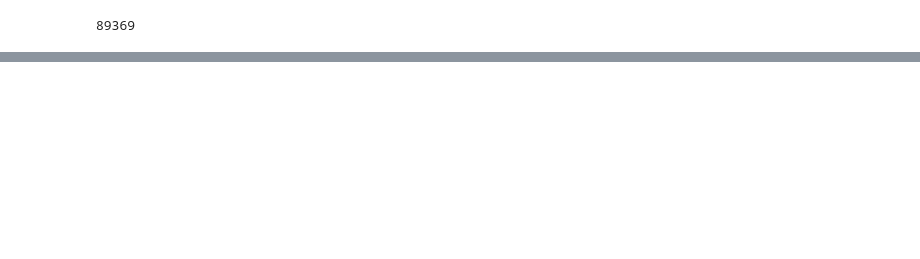
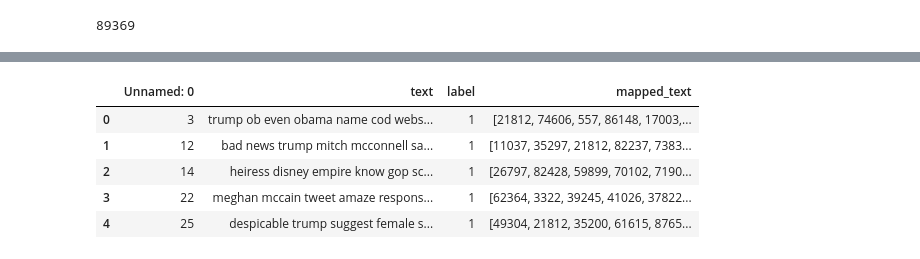
Before and after one commit to domenicocinque/FDSA1, a Jupyter notebook: Model.ipynb, the cells around one changed output, grey strips where cells are left out. Cells and saved outputs as stored; diff of their text form; code cells hidden in the pictures; blank space fills up the shorter version.

```diff
--- a/Model.ipynb
+++ b/Model.ipynb
@@ -85,0 +94,3 @@ array([2.15976691e-07, 1.54269065e-07, 6.17076259e-08, 6.17076259e-08,
+# %%
+test = pd.read_csv('test.csv')
+vocabulary = load_obj('vocabulary')  #to read
@@ -85,0 +113,9 @@ array([2.15976691e-07, 1.54269065e-07, 6.17076259e-08, 6.17076259e-08,
+# %%
+test.head()
+# %% [output]
+|  | Unnamed: 0 | text | label | mapped_text |
+| 0 | 3 | trump ob even obama name cod webs... | 1 | [21812, 74606, 557, 86148, 17003,... |
+| 1 | 12 | bad news trump mitch mcconnell sa... | 1 | [11037, 35297, 21812, 82237, 7383... |
+| 2 | 14 | heiress disney empire know gop sc... | 1 | [26797, 82428, 59899, 70102, 7190... |
+| 3 | 22 | meghan mccain tweet amaze respons... | 1 | [62364, 3322, 39245, 41026, 37822... |
+| 4 | 25 | despicable trump suggest female s... | 1 | [49304, 21812, 35200, 61615, 8765... |
```
Also changed, not shown: parts of 13 cells of this notebook, 1 other file.
